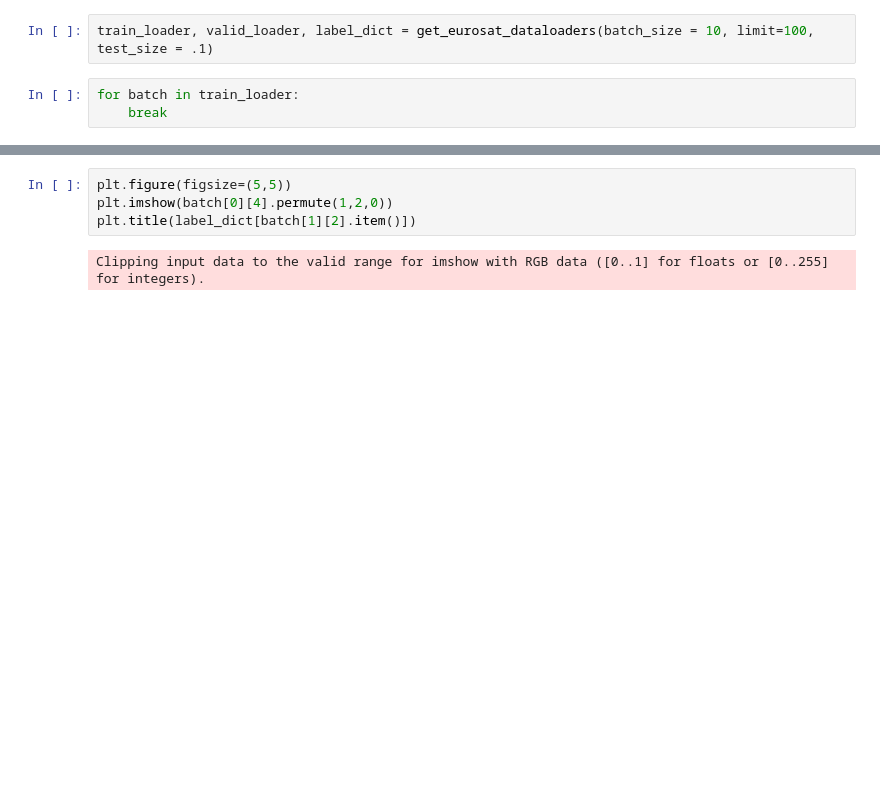
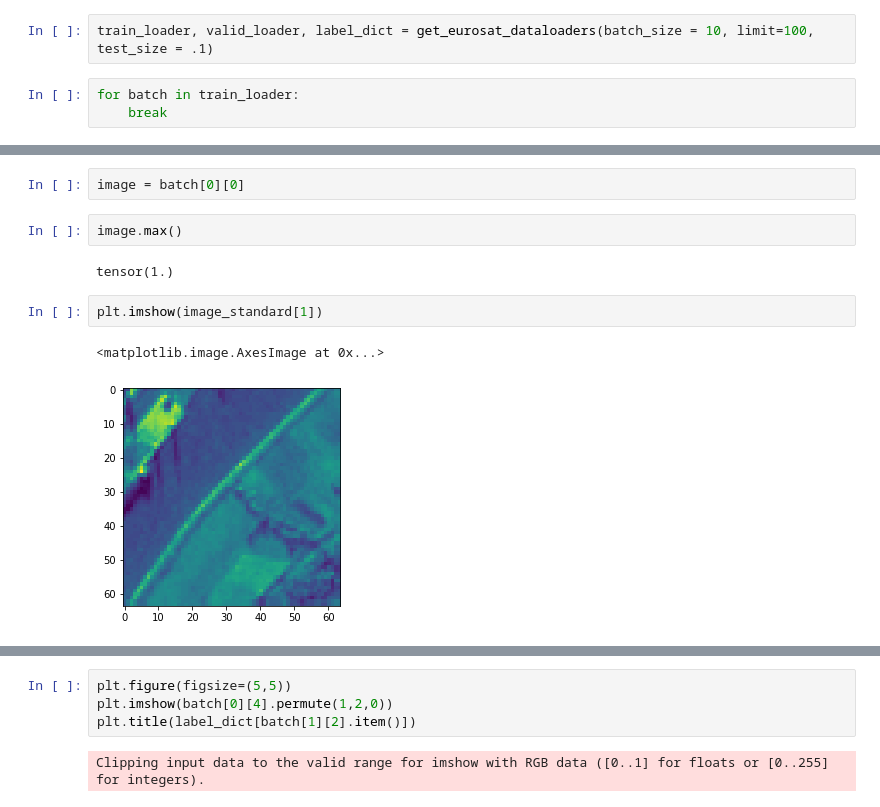
Before and after one commit to nkasmanoff/nyc-sentinel, a Jupyter notebook: Analyze Data.ipynb, the cells around one changed output, grey strips where cells are left out. Saved outputs shown, nothing was run; the diff lists cells and outputs as text; blank space fills up the shorter version.

Commit message:
standarzizing approach. I think this makes more sense when the new images come from new source.

```diff
--- a/Analyze Data.ipynb
+++ b/Analyze Data.ipynb
@@ -26,0 +20,11 @@ tensor(0.2968)
+# %%
+image = batch[0][0]
+# %%
+image.max()
+# %% [output]
+tensor(1.)
+# %%
+plt.imshow(image_standard[1])
+# %% [output]
+<matplotlib.image.AxesImage at 0x...>
+[figure, added]
```
Also changed, not shown: parts of 3 cells of this notebook, 1 other file.
